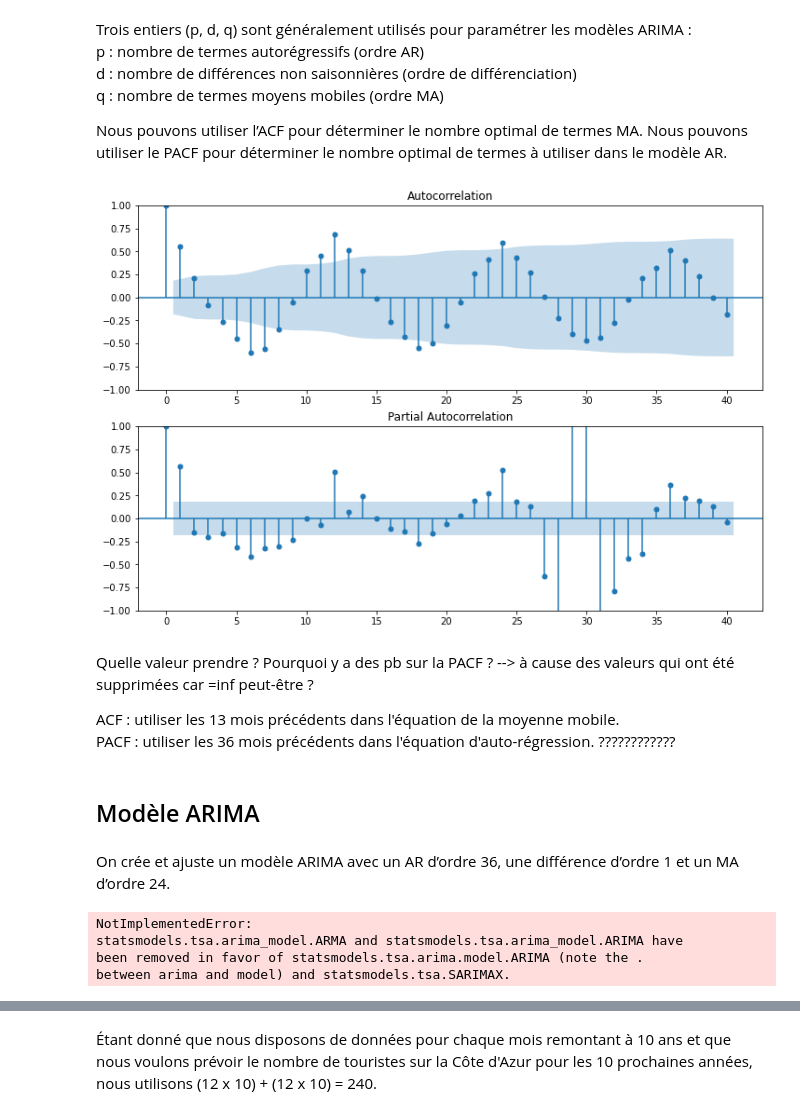
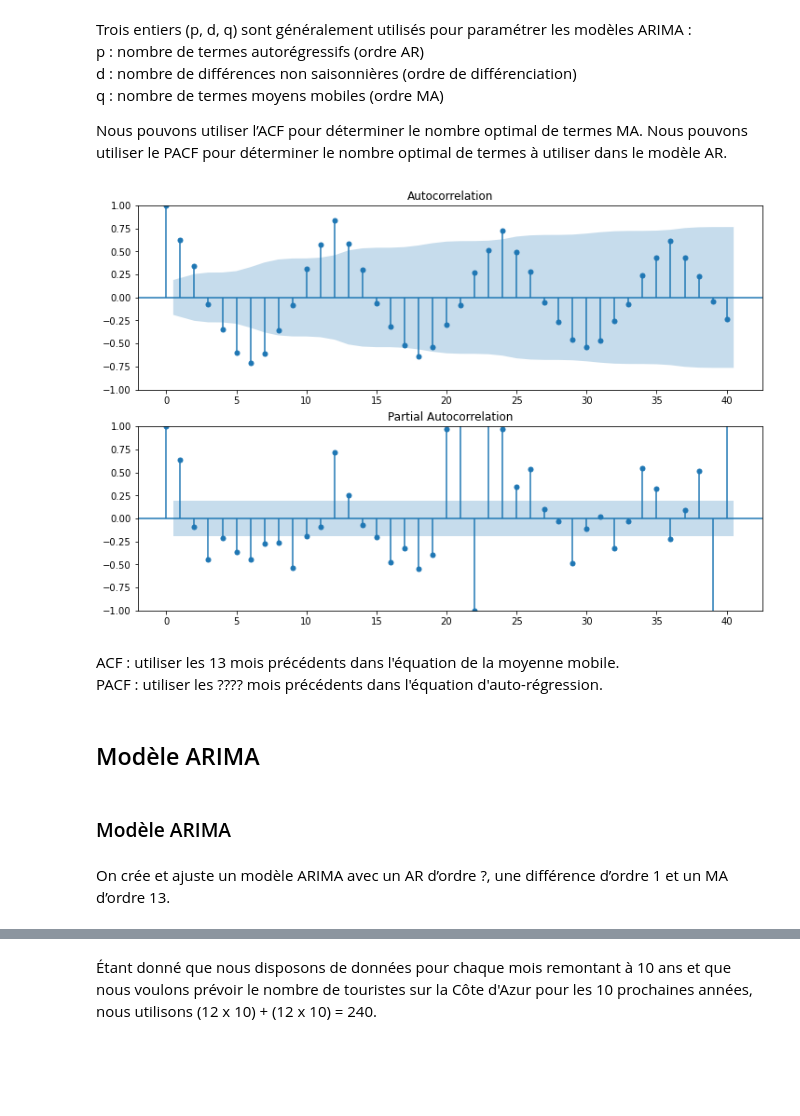
Before and after one commit to julienowack/stat_app, a Jupyter notebook: Indicateur_Cote_Azur.ipynb, the cells around one changed output, grey strips where cells are left out. Drawn from its saved outputs; the diff is of its cells as text; code cells hidden in the pictures; blank space fills up the shorter version.

Commit message:
Prédiction tourisme modèle ARIMA

```diff
--- a/Indicateur_Cote_Azur.ipynb
+++ b/Indicateur_Cote_Azur.ipynb
@@ -56,3 +57,9 @@ df_Official_Data_Sud2.plot()
 [figure]
 # %% [markdown]
 /!\ Il y a bcp de valeurs à 0 en 2020 et 2021 avec le covid.
+# %%
+#On se restreint à une période stable ie avant le confinement. On garde les obs avant 2020.
+df_Official_Data_Sud2_index = df_Official_Data_Sud2.reset_index()
+df_Official_Data_Sud3 = df_Official_Data_Sud2_index[df_Official_Data_Sud2_index['date']<"2020-01-01"]
+df_Official_Data_Sud3.set_index('date', inplace=True)
+df_Official_Data_Sud3
@@ -117,8 +131,8 @@ plt.plot(df_Official_Data_Sud2_log)
 The most common and convenient method to stationarize the series is by differencing the series at least once until it becomes approximately stationary. So what is differencing? If Y_t is the value at time ‘t’, then the first difference of Y = Yt – Yt-1.
 # %%
 #Différenciation de premier ordre
-df_Official_Data_Sud2_log_diff = df_Official_Data_Sud2_log - df_Official_Data_Sud2_log.shift()
-df_Official_Data_Sud2_log_diff
+df_Official_Data_Sud3_diff = df_Official_Data_Sud3 - df_Official_Data_Sud3.shift()
+df_Official_Data_Sud3_diff
 # %% [output]
 |  | value_in_thousands |
 | date |  |
@@ -148,3 +151,6 @@ df_Official_Data_Sud2_log_diff.dropna(inplace=True)
+# %%
+#On supprime le NA
+df_Official_Data_Sud3_diff.dropna(inplace=True)
 # %%
 #Test ADF
 
@@ -192,33 +192,21 @@ q : nombre de termes moyens mobiles (ordre MA)
 
 Nous pouvons utiliser l’ACF pour déterminer le nombre optimal de termes MA. Nous pouvons utiliser le PACF pour déterminer le nombre optimal de termes à utiliser dans le modèle AR.
 # %%
-#sur la série différenciée et en log
+#sur la série différenciée
 
 fig = plt.figure(figsize=(12,8))
 ax1 = fig.add_subplot(211)
-fig = plot_acf(df_Official_Data_Sud2_log_diff, lags=40, ax=ax1)
+fig = plot_acf(df_Official_Data_Sud3_diff, lags=40, ax=ax1)
 ax2 = fig.add_subplot(212)
-fig = plot_pacf(df_Official_Data_Sud2_log_diff, lags=40, ax=ax2); #comment on choisit lag= ?
+fig = plot_pacf(df_Official_Data_Sud3_diff, lags=40, ax=ax2); #comment on choisit lag= ?
 # %% [output]
-[figure, old version]
+[figure, new version]
 # %% [markdown]
-Quelle valeur prendre ?
-Pourquoi y a des pb sur la PACF ? --> à cause des valeurs qui ont été supprimées car =inf peut-être ?
-
 ACF : utiliser les 13 mois précédents dans l'équation de la moyenne mobile.
-PACF : utiliser les 36 mois précédents dans l'équation d'auto-régression. ????????????
+PACF : utiliser les ???? mois précédents dans l'équation d'auto-régression.
 # %% [markdown]
 ## Modèle ARIMA
+# %% [markdown]
+### Modèle ARIMA
 # %% [markdown]
-On crée et ajuste un modèle ARIMA avec un AR d’ordre 36, une différence d’ordre 1 et un MA d’ordre 24.
+On crée et ajuste un modèle ARIMA avec un AR d’ordre ?, une différence d’ordre 1 et un MA d’ordre 13.
-# %%
-decomposition = seasonal_decompose(df_Official_Data_Sud2_log, period=6) #period=???
-model = ARIMA(df_Official_Data_Sud2_log, order=(36,1,13)) #(p,d,q)
-results = model.fit(disp=-1)
-plt.plot(df_Official_Data_Sud2_log_diff)
-plt.plot(results.fittedvalues, color='red')
-# %% [output]
-NotImplementedError:
-statsmodels.tsa.arima_model.ARMA and statsmodels.tsa.arima_model.ARIMA have
-been removed in favor of statsmodels.tsa.arima.model.ARIMA (note the .
-between arima and model) and statsmodels.tsa.SARIMAX.
```
Also changed, not shown: parts of 27 cells of this notebook.
